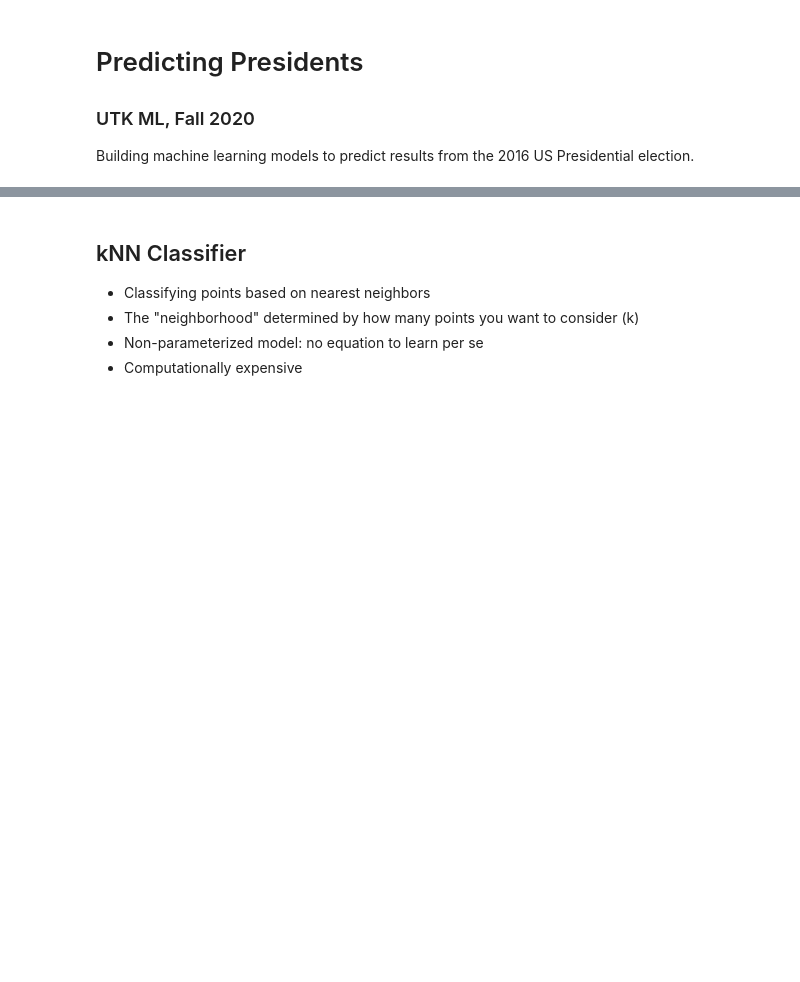
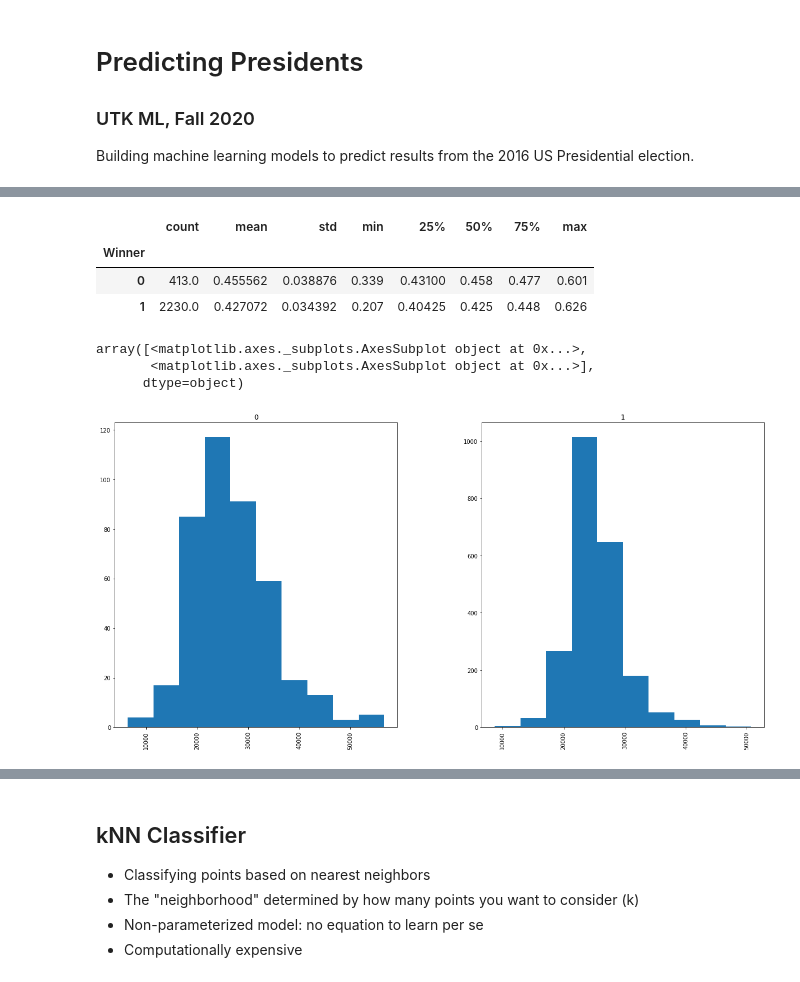
Before and after one commit to owencqueen/utkML_projects, a Jupyter notebook: Predicting_Elections/testing_models.ipynb, the cells around one changed output, grey strips where cells are left out. Cells and saved outputs as stored; diff of their text form; code cells hidden in the pictures; blank space fills up the shorter version.

```diff
--- a/Predicting_Elections/testing_models.ipynb
+++ b/Predicting_Elections/testing_models.ipynb
@@ -11,0 +15,14 @@ from sklearn.ensemble import RandomForestClassifier
+# %%
+plt.rcParams["figure.figsize"] = (20,10)
+# %%
+train_url = "https://raw.githubusercontent.com/owencqueen/utkML_projects/main/data/train.csv" # Make sure the url is the raw version of the file on GitHub
+test_url = "https://raw.githubusercontent.com/owencqueen/utkML_projects/main/data/test.csv"
+sample_submission_url = "https://raw.githubusercontent.com/owencqueen/utkML_projects/main/data/sample_submission.csv"
+train_download = requests.get(train_url).content
+test_download = requests.get(test_url).content
+ss_download = requests.get(sample_submission_url).content
+# Reading the downloaded content and turning it into a pandas dataframe
+
+train = pd.read_csv(io.StringIO(train_download.decode('utf-8')))
+test = pd.read_csv(io.StringIO(test_download.decode('utf-8')))
+ss = pd.read_csv(io.StringIO(ss_download.decode('utf-8')))
@@ -11,0 +87,14 @@ from sklearn.ensemble import RandomForestClassifier
+# %%
+party.describe()['Gini.Coefficient']
+# %% [output]
+|  | count | mean | std | min | 25% | 50% | 75% | max |
+| Winner |  |  |  |  |  |  |  |  |
+| 0 | 413.0 | 0.455562 | 0.038876 | 0.339 | 0.43100 | 0.458 | 0.477 | 0.601 |
+| 1 | 2230.0 | 0.427072 | 0.034392 | 0.207 | 0.40425 | 0.425 | 0.448 | 0.626 |
+# %%
+train['Median Earnings 2010'].hist(by=train['Winner'])
+# %% [output]
+array([<matplotlib.axes._subplots.AxesSubplot object at 0x...>,
+       <matplotlib.axes._subplots.AxesSubplot object at 0x...>],
+      dtype=object)
+[figure, added]
```
Also changed, not shown: parts of 19 cells of this notebook.
